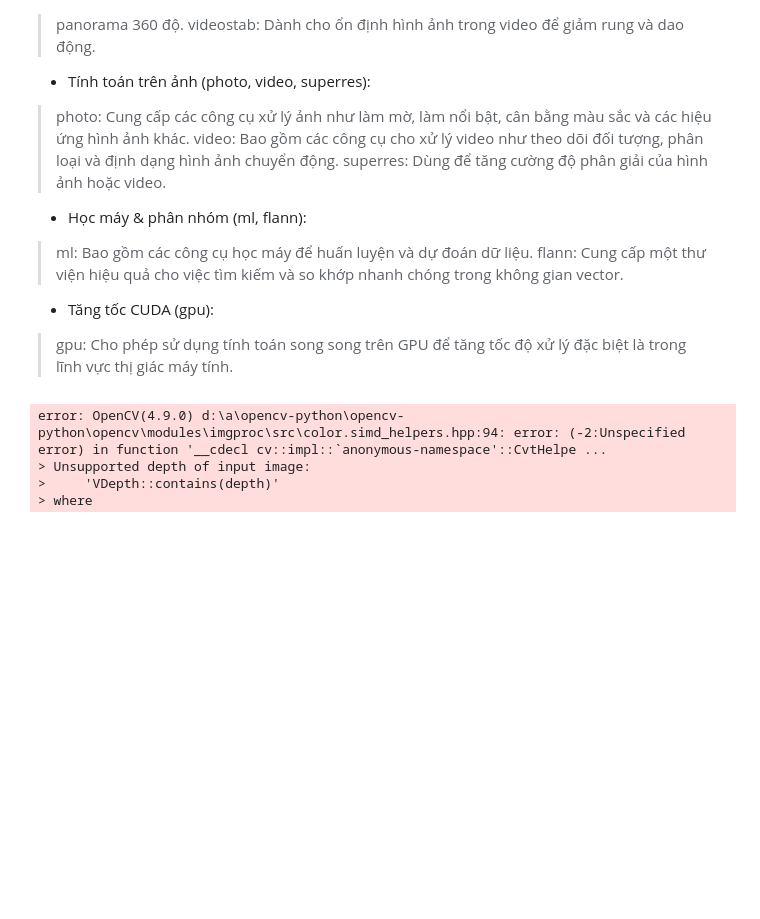
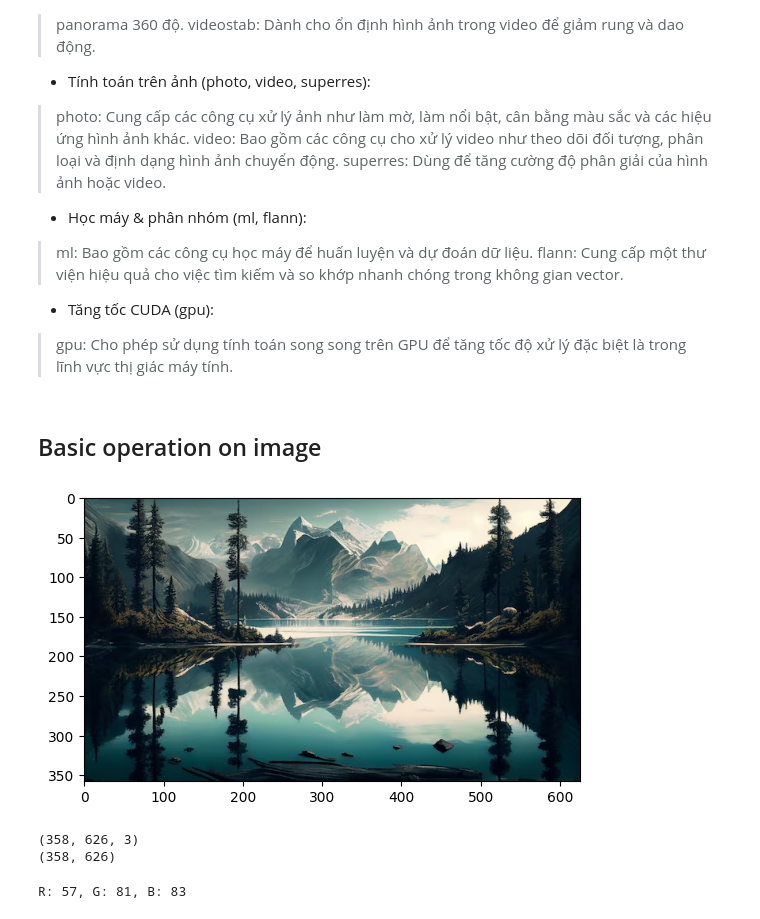
Before and after one commit to lightningdhna/intern_20232, a Jupyter notebook: opencv.ipynb, the cells around one changed output. Saved outputs shown, nothing was run; the diff lists cells and outputs as text; code cells hidden in the pictures; blank space fills up the shorter version.

```diff
--- a/opencv.ipynb
+++ b/opencv.ipynb
@@ -35,4 +35,6 @@ Một số tính năng của OpenCV :
 * Tăng tốc CUDA (gpu):
 
 > gpu: Cho phép sử dụng tính toán song song trên GPU để tăng tốc độ xử lý đặc biệt là trong lĩnh vực thị giác máy tính.
+# %% [markdown]
+## Basic operation on image
 # %%
@@ -45,12 +50,6 @@ image = cv2.imread('images/img.png')
-# %%
-#show image with matplotlib
-image = image/255.0
-
-image = cv2.cvtColor(image,cv2.COLOR_BGR2RGB)
-
-plt.imshow(image)
-# %% [output]
-error: OpenCV(4.9.0) d:\a\opencv-python\opencv-python\opencv\modules\imgproc\src\color.simd_helpers.hpp:94: error: (-2:Unspecified error) in function '__cdecl cv::impl::`anonymous-namespace'::CvtHelpe ...
-> Unsupported depth of input image:
->     'VDepth::contains(depth)'
-> where
+# %%
+#show image
+pyplot.imshow(cv2.cvtColor(image, cv2.COLOR_BGR2RGB))
+pyplot.show()
+# %% [output]
+[figure, added]
@@ -56,0 +61,13 @@ error: OpenCV(4.9.0) d:\a\opencv-python\opencv-python\opencv\modules\imgproc\src
+# %%
+# extract size of image
+print(image.shape)
+print(image.shape[:2]) # height, width
+# %% [output]
+(358, 626, 3)
+(358, 626)
+# %%
+#get RGB value of pixel
+[B,G,R] = image[0,0]
+print(f"R: {R}, G: {G}, B: {B}")
+# %% [output]
+R: 57, G: 81, B: 83
```
Also changed, not shown: parts of 15 cells of this notebook, 2 other files.
